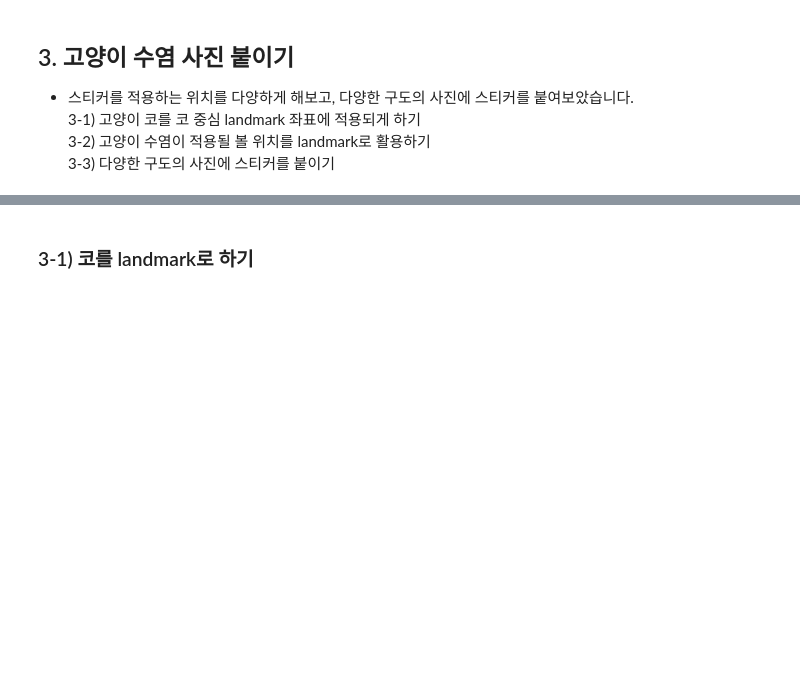
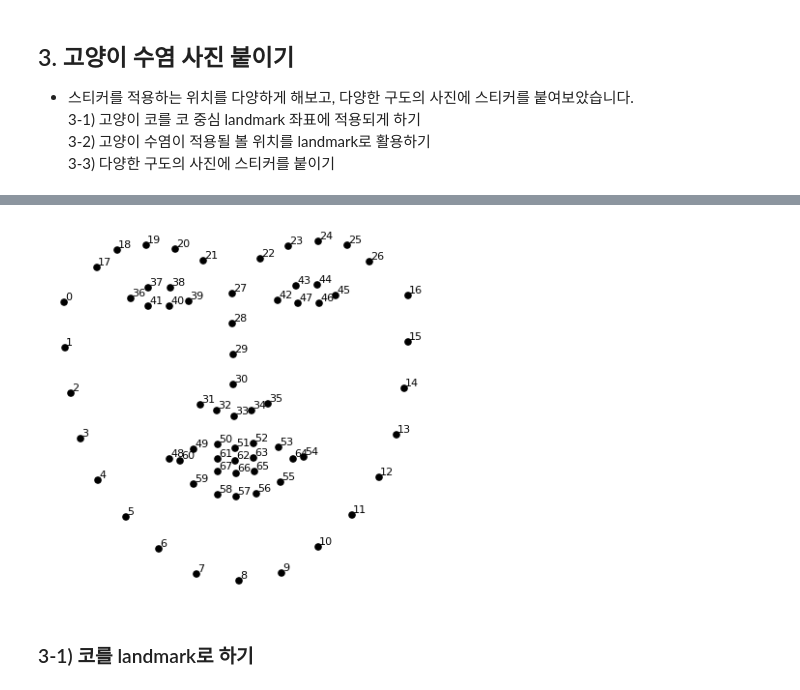
Before and after one commit to minji2744/AIFFEL, a Jupyter notebook: E3/E3_image_sticker.ipynb, the cells around one changed output, grey strips where cells are left out. Saved outputs shown, nothing was run; the diff lists cells and outputs as text; code cells hidden in the pictures; blank space fills up the shorter version.

```diff
--- a/E3/E3_image_sticker.ipynb
+++ b/E3/E3_image_sticker.ipynb
@@ -134,3 +133,8 @@ plt.show()
+# %%
+from IPython.display import Image
+Image(filename='landmark.png', width = 400, height = 400)
+# %% [output]
+[figure, added]
 # %% [markdown]
 ### 3-1) 코를 landmark로 하기
 # %%
```
Also changed, not shown: parts of 9 cells of this notebook.
